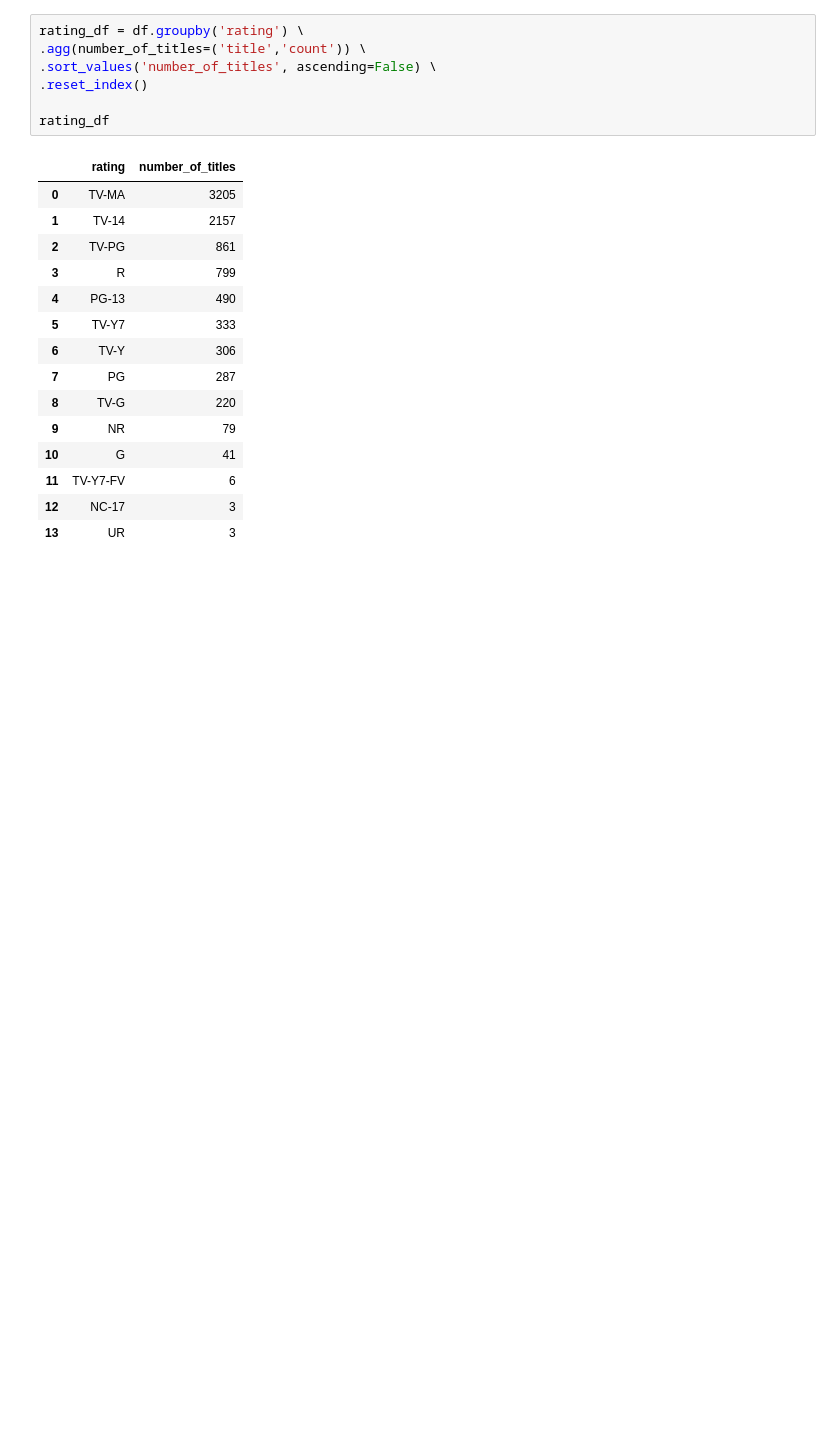
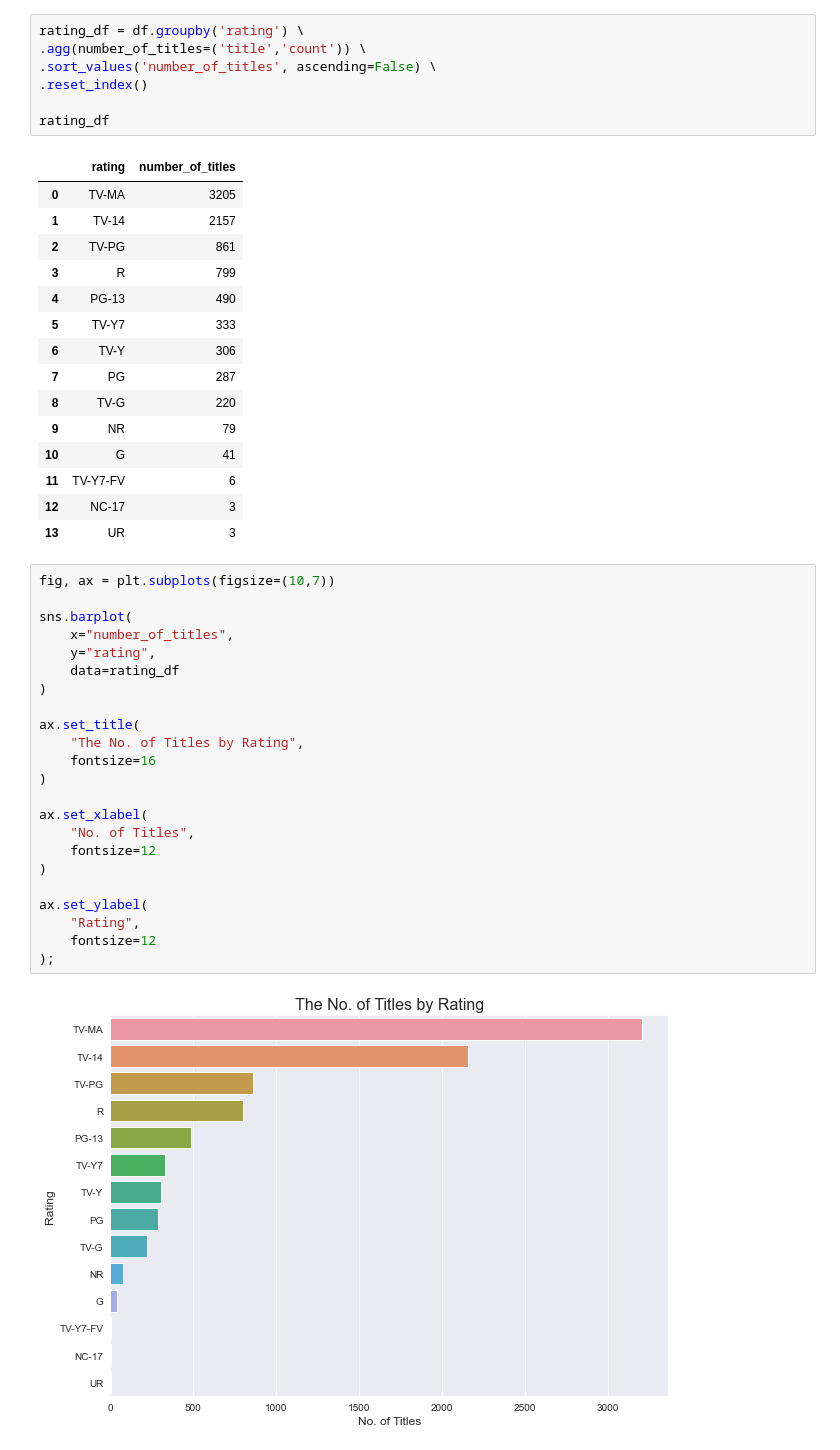
Before and after one commit to AlexMlotok/netflix_data_analsis, a Jupyter notebook: netflix_data_analysis.ipynb, the cells around one changed output. Saved outputs shown, nothing was run; the diff lists cells and outputs as text; blank space fills up the shorter version.

```diff
--- a/netflix_data_analysis.ipynb
+++ b/netflix_data_analysis.ipynb
@@ -323,3 +323,28 @@ rating_df
 | 11 | TV-Y7-FV | 6 |
 | 12 | NC-17 | 3 |
 | 13 | UR | 3 |
+# %%
+fig, ax = plt.subplots(figsize=(10,7))
+
+sns.barplot(
+    x="number_of_titles",
+    y="rating",
+    data=rating_df
+)
+
+ax.set_title(
+    "The No. of Titles by Rating",
+    fontsize=16
+)
+
+ax.set_xlabel(
+    "No. of Titles",
+    fontsize=12
+)
+
+ax.set_ylabel(
+    "Rating",
+    fontsize=12
+);
+# %% [output]
+[figure, added]
```
Also changed, not shown: parts of 8 cells of this notebook.
